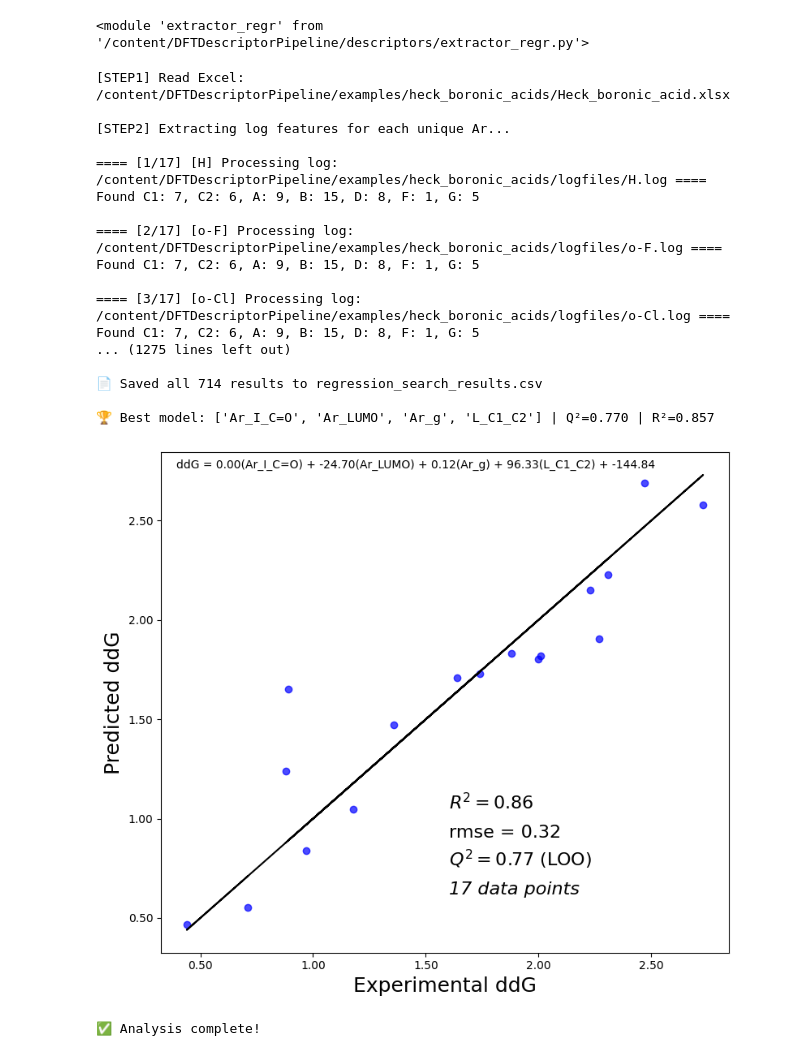
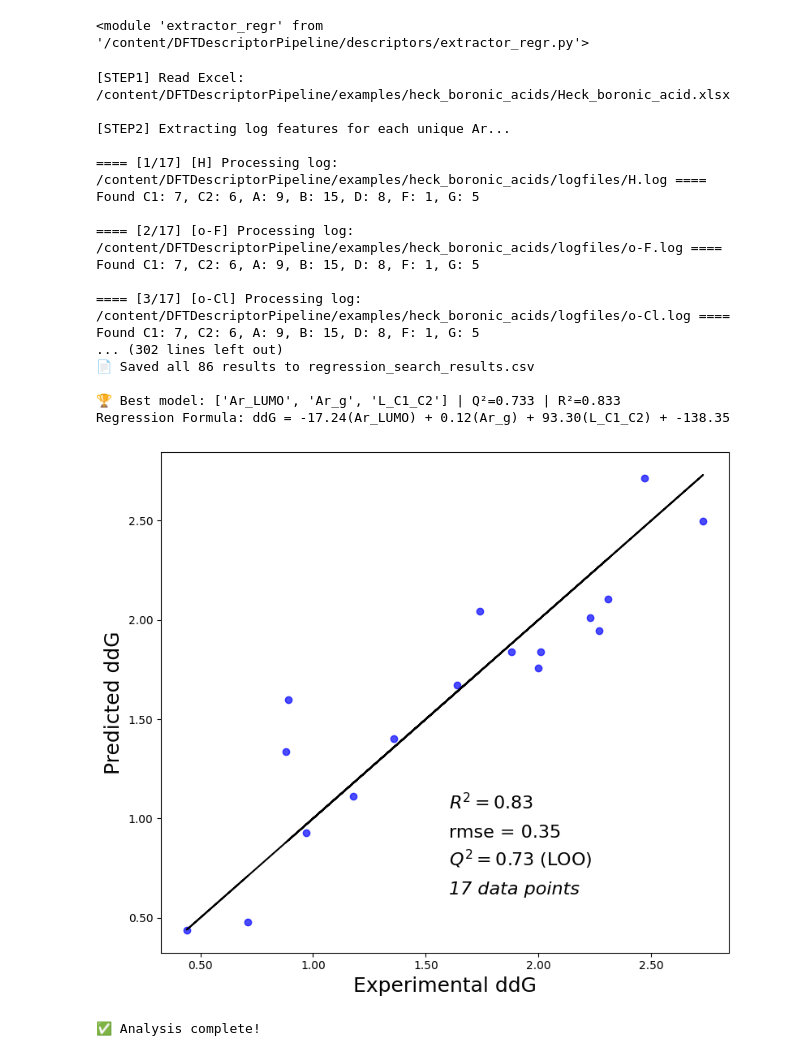
Before and after one commit to peculab/DFTDescriptorPipeline, a Jupyter notebook: examples/heck_boronic_acids/heck_boronic_acids.ipynb, the cells around one changed output. Cells and saved outputs as stored; diff of their text form; code cells hidden in the pictures.

```diff
--- a/examples/heck_boronic_acids/heck_boronic_acids.ipynb
+++ b/examples/heck_boronic_acids/heck_boronic_acids.ipynb
@@ -60,33 +60,34 @@ importlib.reload(extractor_regr)
 # %%
 # Specify folder and file path
 data_dir = "/content/DFTDescriptorPipeline/examples/heck_boronic_acids"
 xlsx_path = glob.glob(os.path.join(data_dir, "*.xlsx"))[0]
 log_folder = os.path.join(data_dir, "logfiles")
 
 # One-click execution
 df, results, best_model = extractor_regr.run_full_pipeline(
     log_folder=log_folder,
     xlsx_path=xlsx_path,
+    max_features=3,
     target='ddG',
     auto_pairing=False,
 )
 # %% [output]
 [STEP1] Read Excel: /content/DFTDescriptorPipeline/examples/heck_boronic_acids/Heck_boronic_acid.xlsx
 
 [STEP2] Extracting log features for each unique Ar...
 
 ==== [1/17] [H] Processing log: /content/DFTDescriptorPipeline/examples/heck_boronic_acids/logfiles/H.log ====
 Found C1: 7, C2: 6, A: 9, B: 15, D: 8, F: 1, G: 5
 
 ==== [2/17] [o-F] Processing log: /content/DFTDescriptorPipeline/examples/heck_boronic_acids/logfiles/o-F.log ====
 Found C1: 7, C2: 6, A: 9, B: 15, D: 8, F: 1, G: 5
 
 ==== [3/17] [o-Cl] Processing log: /content/DFTDescriptorPipeline/examples/heck_boronic_acids/logfiles/o-Cl.log ====
 Found C1: 7, C2: 6, A: 9, B: 15, D: 8, F: 1, G: 5
-... (1275 lines left out)
+... (302 lines left out)
+📄 Saved all 86 results to regression_search_results.csv
 
-📄 Saved all 714 results to regression_search_results.csv
-
-🏆 Best model: ['Ar_I_C=O', 'Ar_LUMO', 'Ar_g', 'L_C1_C2'] | Q²=0.770 | R²=0.857
+🏆 Best model: ['Ar_LUMO', 'Ar_g', 'L_C1_C2'] | Q²=0.733 | R²=0.833
+Regression Formula: ddG = -17.24(Ar_LUMO) + 0.12(Ar_g) + 93.30(L_C1_C2) + -138.35
-[figure, old version]
+[figure, new version]
 ✅ Analysis complete!
```
Also changed, not shown: parts of 3 cells of this notebook.
